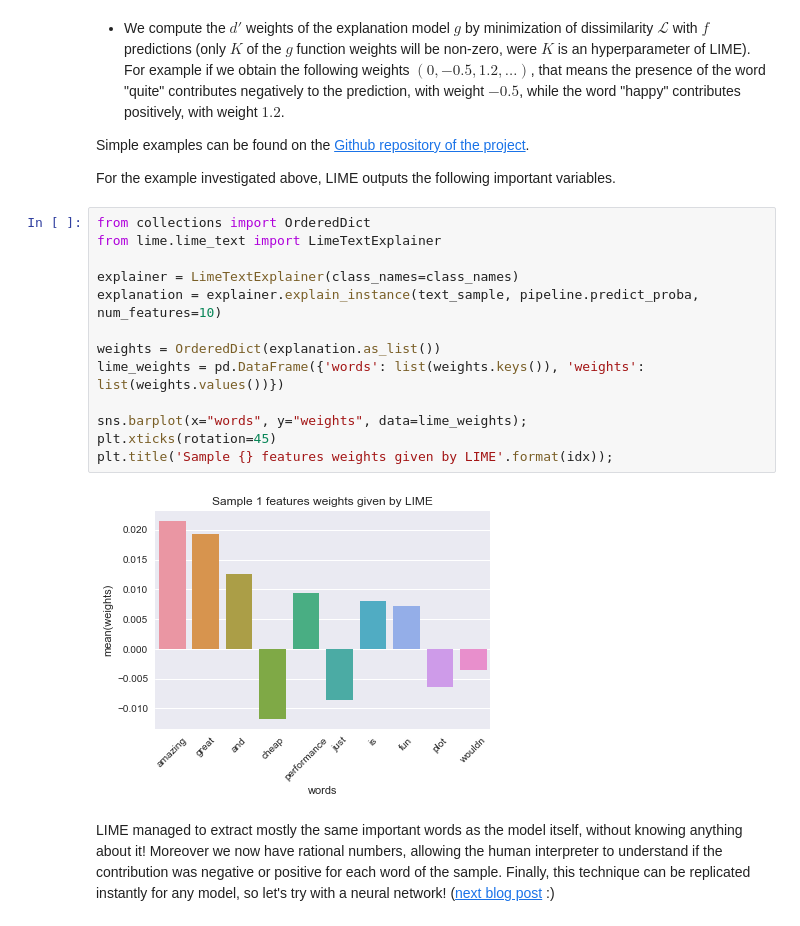
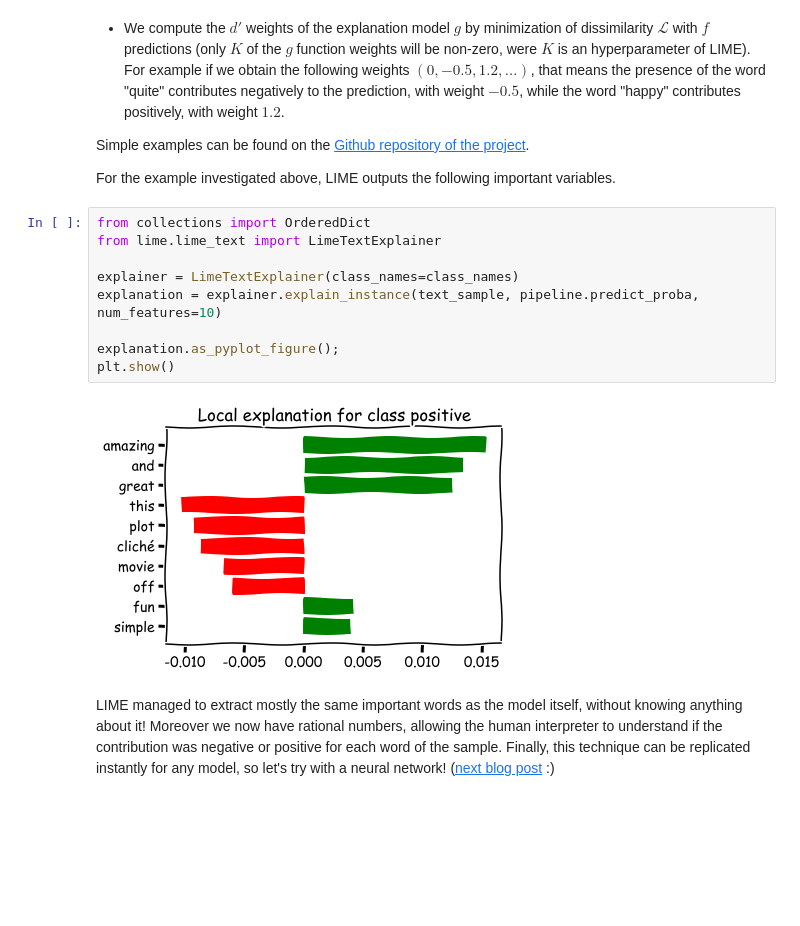
Before and after one commit to nkthiebaut/nkthiebaut.github.io, a Jupyter notebook: content/lime-of-words.ipynb, the cells around one changed output. Saved outputs shown, nothing was run; the diff lists cells and outputs as text; blank space fills up the shorter version.

```diff
--- a/content/lime-of-words.ipynb
+++ b/content/lime-of-words.ipynb
@@ -170,17 +179,13 @@ For the example investigated above, LIME outputs the following important variabl
 # %%
 from collections import OrderedDict
 from lime.lime_text import LimeTextExplainer
 
 explainer = LimeTextExplainer(class_names=class_names)
 explanation = explainer.explain_instance(text_sample, pipeline.predict_proba, num_features=10)
 
-weights = OrderedDict(explanation.as_list())
-lime_weights = pd.DataFrame({'words': list(weights.keys()), 'weights': list(weights.values())})
-
-sns.barplot(x="words", y="weights", data=lime_weights);
-plt.xticks(rotation=45)
-plt.title('Sample {} features weights given by LIME'.format(idx));
+explanation.as_pyplot_figure();
+plt.show()
 # %% [output]
-[figure, old version]
+[figure, new version]
 # %% [markdown]
 LIME managed to extract mostly the same important words as the model itself, without knowing anything about it! Moreover we now have rational numbers, allowing the human interpreter to understand if the contribution was negative or positive for each word of the sample. Finally, this technique can be replicated instantly for any model, so let's try with a neural network! ([next blog post](https://nkthiebaut.github.io/deep-lime.html#deep-lime) :)
```
Also changed, not shown: parts of 5 cells of this notebook.
